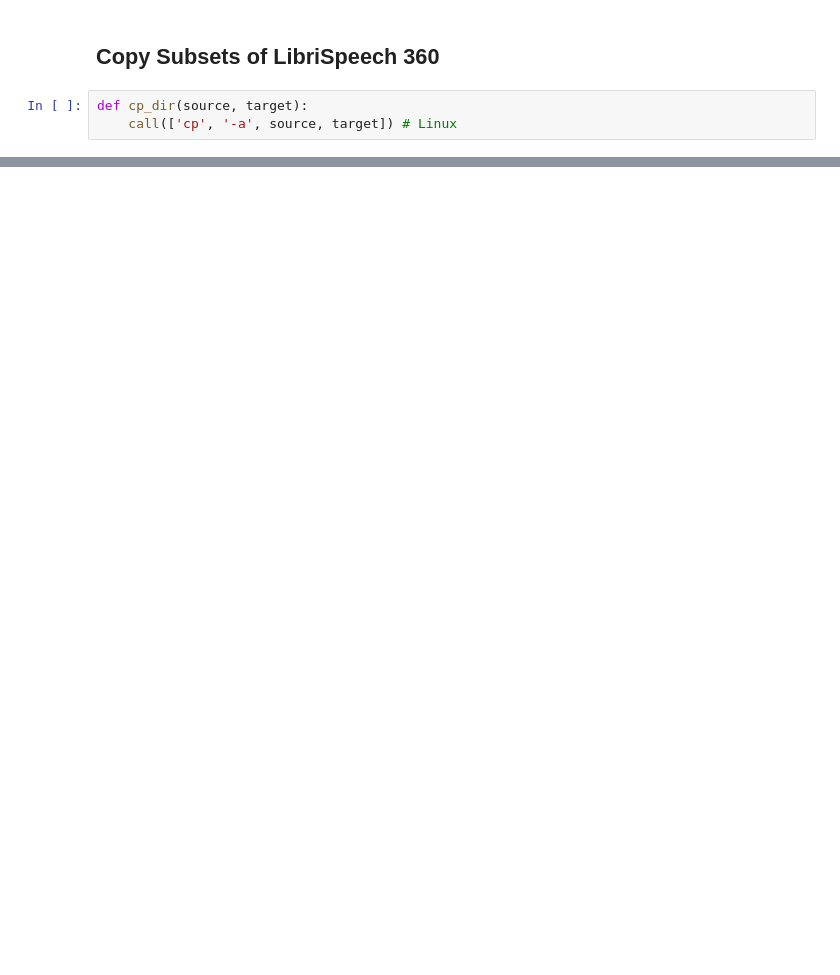
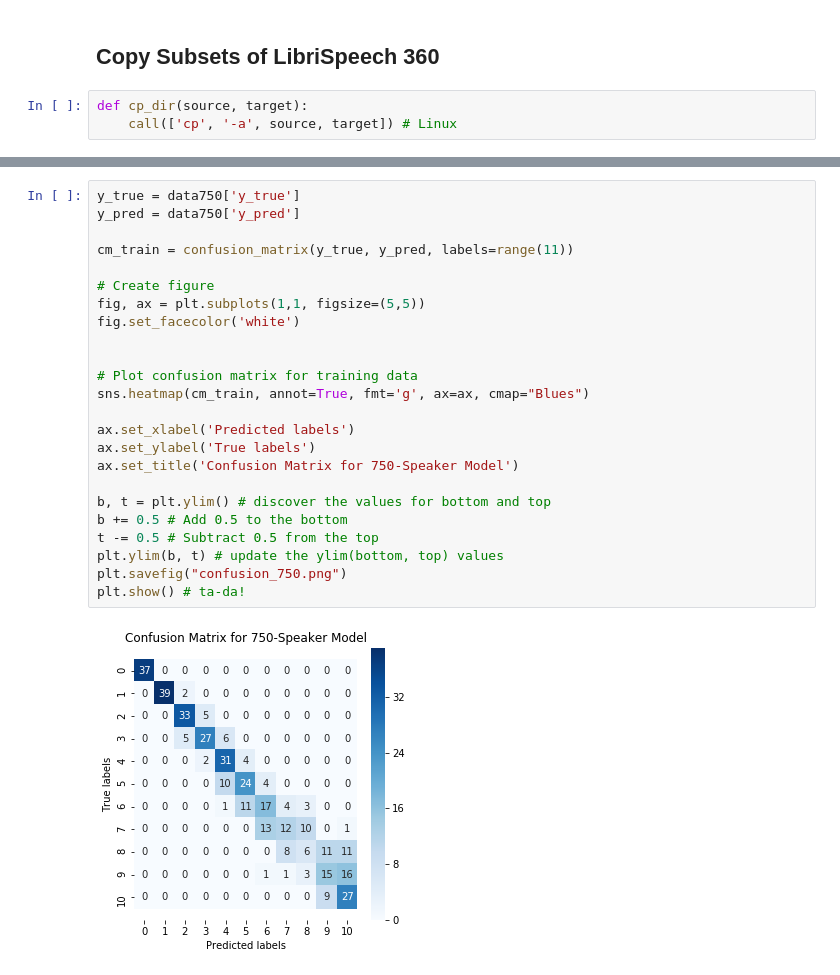
Before and after one commit to Avuerro/NumberOfSpeakerEstimation, a Jupyter notebook: JDY_experimental_datasets.ipynb, the cells around one changed output, grey strips where cells are left out. Cells and saved outputs as stored; diff of their text form; blank space fills up the shorter version.

```diff
--- a/JDY_experimental_datasets.ipynb
+++ b/JDY_experimental_datasets.ipynb
@@ -258,0 +327,26 @@ for nr_speakers in experimental_conditionsental_conditions:
+# %%
+y_true = data750['y_true']
+y_pred = data750['y_pred']
+
+cm_train = confusion_matrix(y_true, y_pred, labels=range(11))
+
+# Create figure
+fig, ax = plt.subplots(1,1, figsize=(5,5))
+fig.set_facecolor('white')
+
+
+# Plot confusion matrix for training data
+sns.heatmap(cm_train, annot=True, fmt='g', ax=ax, cmap="Blues")
+
+ax.set_xlabel('Predicted labels')
+ax.set_ylabel('True labels')
+ax.set_title('Confusion Matrix for 750-Speaker Model')
+
+b, t = plt.ylim() # discover the values for bottom and top
+b += 0.5 # Add 0.5 to the bottom
+t -= 0.5 # Subtract 0.5 from the top
+plt.ylim(b, t) # update the ylim(bottom, top) values
+plt.savefig("confusion_750.png")
+plt.show() # ta-da!
+# %% [output]
+[figure, added]
```
Also changed, not shown: parts of 29 cells of this notebook, 12 other files.
